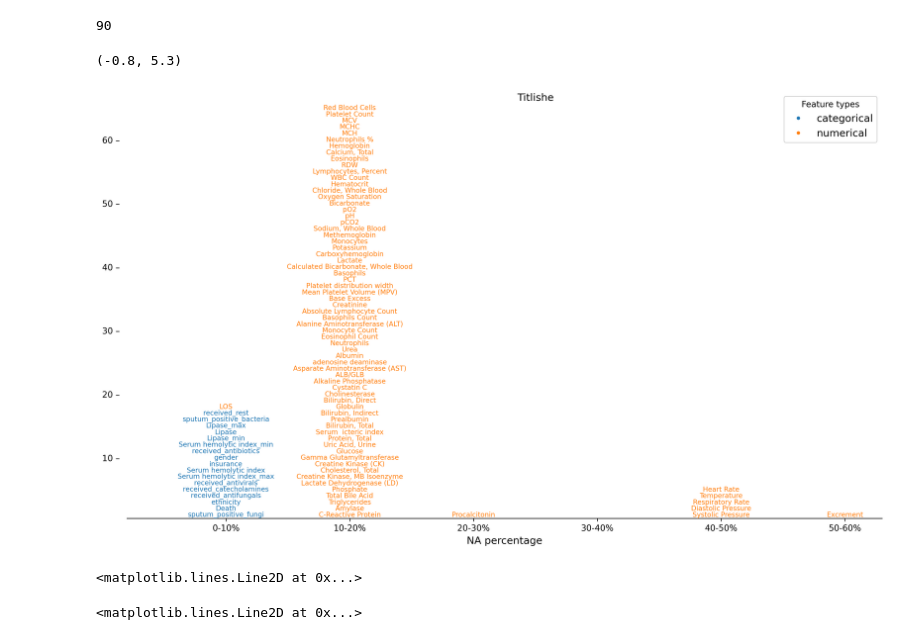
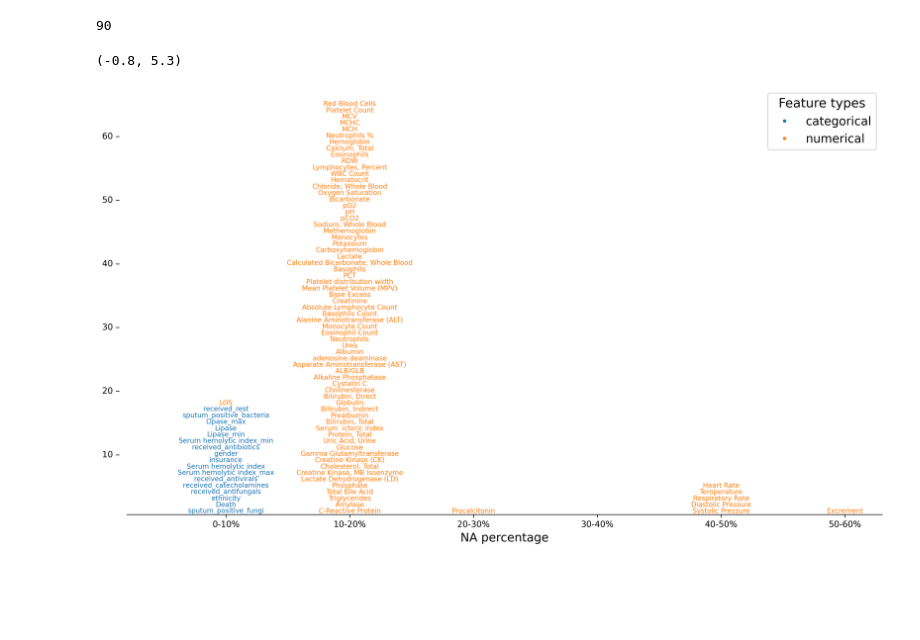
Before and after one commit to VladimirShitov/nafig, a Jupyter notebook: ehrapy_paper_plot.ipynb, the cells around one changed output. Cells and saved outputs as stored; diff of their text form; code cells hidden in the pictures; blank space fills up the shorter version.

Commit message:
Update ehrapy plot notebook

```diff
--- a/ehrapy_paper_plot.ipynb
+++ b/ehrapy_paper_plot.ipynb
@@ -421,32 +185,23 @@ def na_text_barplot(
 # %%
 ax = na_text_barplot(
     df,
     hue=cleaned_types,
     num_bins=10,
     line_height=1.5,
     fig_width=16,
     remove_empty_bins="right",
     font_size=8,
     legend_title="Feature types",
-    xlabel_fontsize=12,
-    title_fontsize=12,
-    title="Titlishe",
-    legend_fontsize=12,
-    dpi=300
+    dpi=300,
+    legend_title_fontsize=15,
+    legend_fontsize=14,
+    xlabel_fontsize=14
 )
 
 legend = ax.get_legend()
 legend.set_bbox_to_anchor((1, 1.55))  # Change the location here
 
 ax.set_xlim(-0.8, 5.3)
 # %% [output]
 (-0.8, 5.3)
-[figure, old version]
+[figure, new version]
-# %%
-legend.legend_handles[0]
-# %% [output]
-<matplotlib.lines.Line2D at 0x...>
-# %%
-handle,
-# %% [output]
-<matplotlib.lines.Line2D at 0x...>
```
Also changed, not shown: parts of 11 cells of this notebook.
